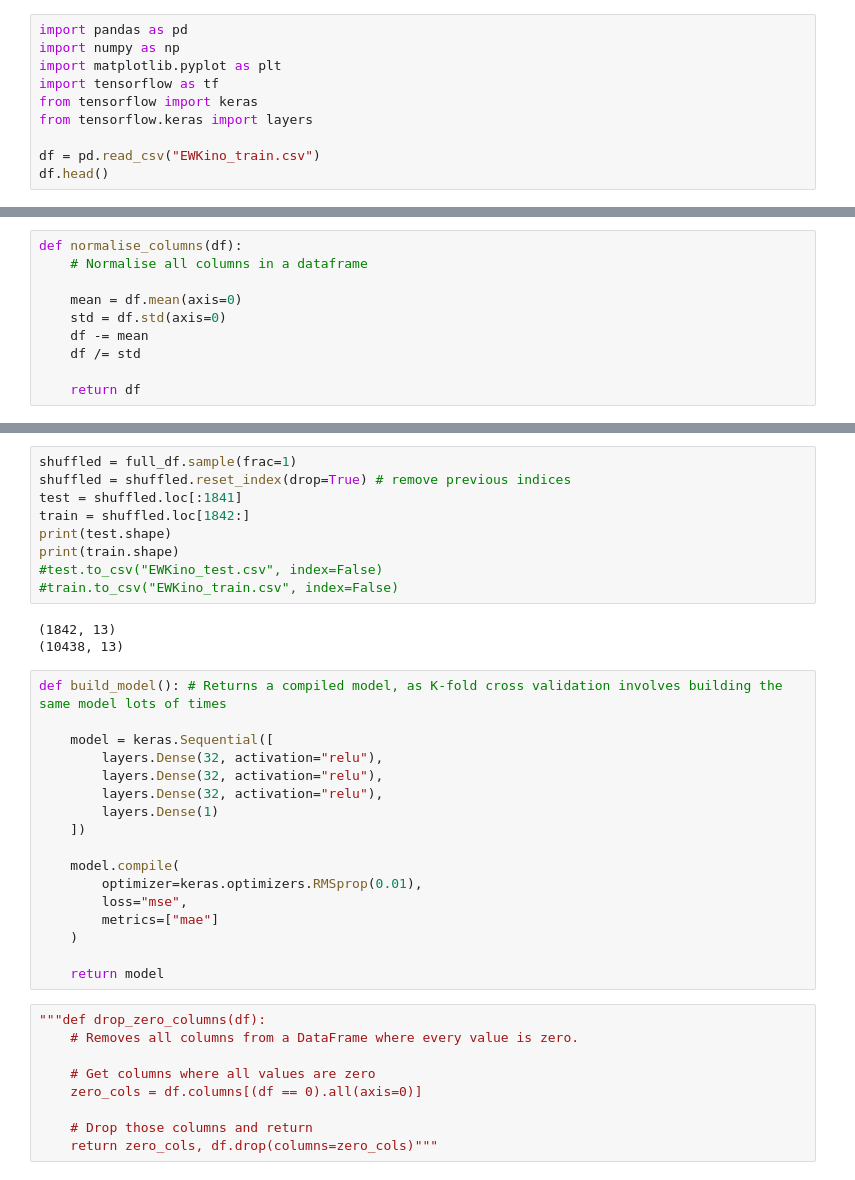
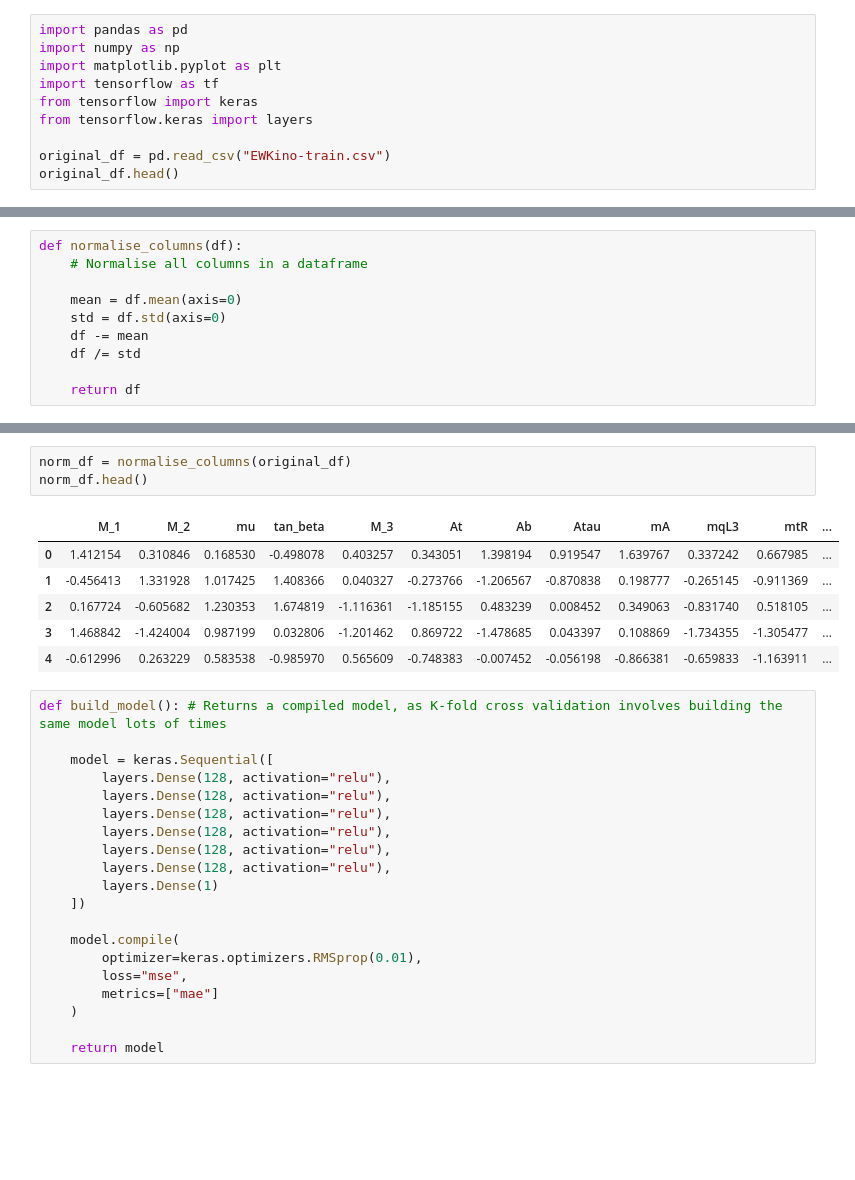
Before and after one commit to benvlasto/MPhys-Project, a Jupyter notebook: dark-matter-relic-density-model.ipynb, the cells around one changed output, grey strips where cells are left out. Saved outputs shown, nothing was run; the diff lists cells and outputs as text; blank space fills up the shorter version.

```diff
--- a/dark-matter-relic-density-model.ipynb
+++ b/dark-matter-relic-density-model.ipynb
@@ -19,8 +6,8 @@ import tensorflow as tf
 from tensorflow import keras
 from tensorflow.keras import layers
 
-df = pd.read_csv("EWKino_train.csv")
-df.head()
+original_df = pd.read_csv("EWKino-train.csv")
+original_df.head()
 # %% [output]
 |  | M_1 | M_2 | mu | tan_beta | M_3 | At | Ab | Atau | mA | mqL3 | mtR | ... |
 | 0 | 1560.24490 | 349.94913 | 186.18735 | 24.124987 | 3479.3865 | 1590.2957 | 1601.209700 | 1081.743300 | 4912.0930 | 3819.487549 | 4131.721680 | ... |
@@ -67,22 +28,23 @@ normalised_df.head()
-# %%
-shuffled = full_df.sample(frac=1)
-shuffled = shuffled.reset_index(drop=True) # remove previous indices
-test = shuffled.loc[:1841]
-train = shuffled.loc[1842:]
-print(test.shape)
-print(train.shape)
-#test.to_csv("EWKino_test.csv", index=False)
-#train.to_csv("EWKino_train.csv", index=False)
-# %% [output]
-(1842, 13)
-(10438, 13)
+# %%
+norm_df = normalise_columns(original_df)
+norm_df.head()
+# %% [output]
+|  | M_1 | M_2 | mu | tan_beta | M_3 | At | Ab | Atau | mA | mqL3 | mtR | ... |
+| 0 | 1.412154 | 0.310846 | 0.168530 | -0.498078 | 0.403257 | 0.343051 | 1.398194 | 0.919547 | 1.639767 | 0.337242 | 0.667985 | ... |
+| 1 | -0.456413 | 1.331928 | 1.017425 | 1.408366 | 0.040327 | -0.273766 | -1.206567 | -0.870838 | 0.198777 | -0.265145 | -0.911369 | ... |
+| 2 | 0.167724 | -0.605682 | 1.230353 | 1.674819 | -1.116361 | -1.185155 | 0.483239 | 0.008452 | 0.349063 | -0.831740 | 0.518105 | ... |
+| 3 | 1.468842 | -1.424004 | 0.987199 | 0.032806 | -1.201462 | 0.869722 | -1.478685 | 0.043397 | 0.108869 | -1.734355 | -1.305477 | ... |
+| 4 | -0.612996 | 0.263229 | 0.583538 | -0.985970 | 0.565609 | -0.748383 | -0.007452 | -0.056198 | -0.866381 | -0.659833 | -1.163911 | ... |
 # %%
 def build_model(): # Returns a compiled model, as K-fold cross validation involves building the same model lots of times
 
     model = keras.Sequential([
-        layers.Dense(32, activation="relu"),
-        layers.Dense(32, activation="relu"),
-        layers.Dense(32, activation="relu"),
+        layers.Dense(128, activation="relu"),
+        layers.Dense(128, activation="relu"),
+        layers.Dense(128, activation="relu"),
+        layers.Dense(128, activation="relu"),
+        layers.Dense(128, activation="relu"),
+        layers.Dense(128, activation="relu"),
         layers.Dense(1)
     ])
 
@@ -93,12 +55,3 @@ def build_model(): # Returns a compiled model, as K-fold cross validation involv
     )
 
     return model
-# %%
-"""def drop_zero_columns(df):
-    # Removes all columns from a DataFrame where every value is zero.
-
-    # Get columns where all values are zero
-    zero_cols = df.columns[(df == 0).all(axis=0)]
-
-    # Drop those columns and return
-    return zero_cols, df.drop(columns=zero_cols)"""
```
Also changed, not shown: parts of 10 cells of this notebook.
